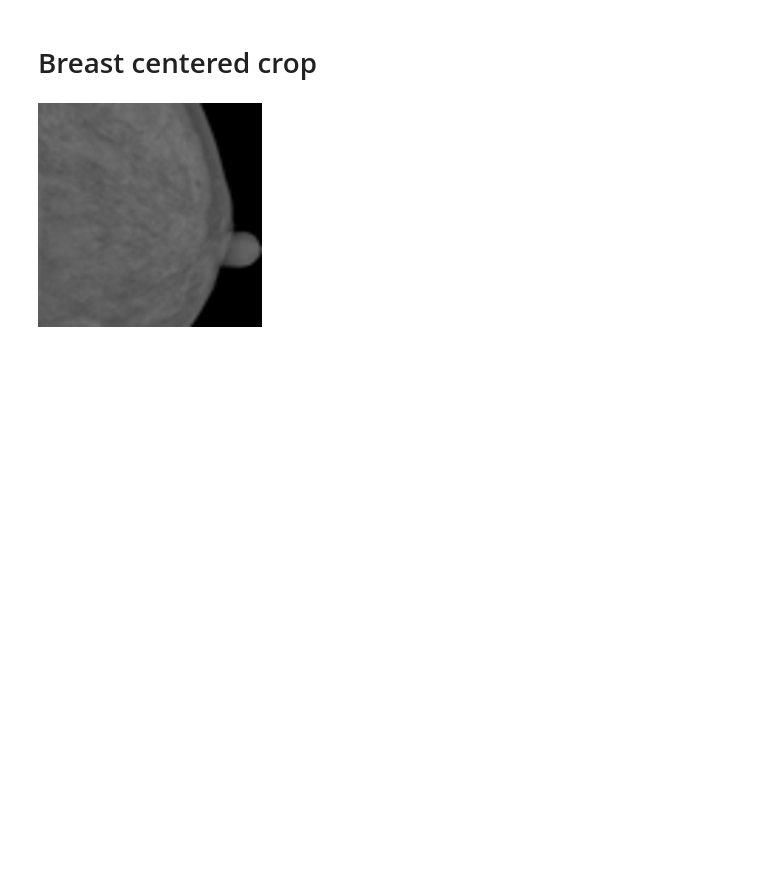
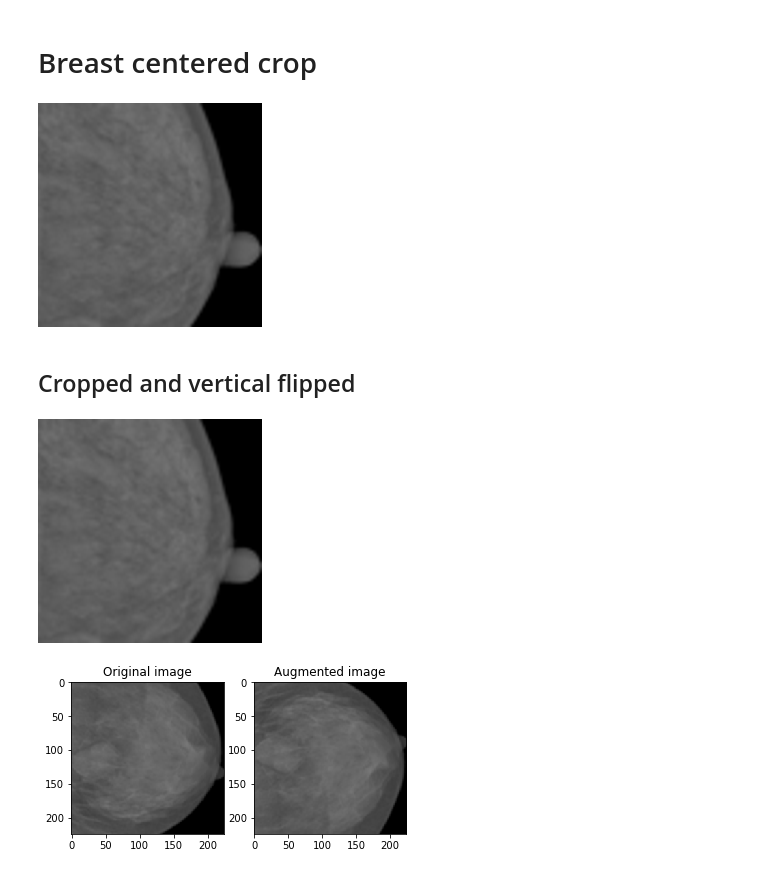
Before and after one commit to SalvatoreCognetta/BreastCancerDetection, a Jupyter notebook: create_augmented_data.ipynb, the cells around one changed output. Drawn from its saved outputs; the diff is of its cells as text; code cells hidden in the pictures; blank space fills up the shorter version.

```diff
--- a/create_augmented_data.ipynb
+++ b/create_augmented_data.ipynb
@@ -247,2 +277,11 @@ generate_images(data_dir, train_dir, 'crop', tf.image.crop_to_bounding_box, [])
 # %% [output]
 [figure]
+# %% [markdown]
+## Cropped and vertical flipped
+# %%
+cropvflip_train_dir =  train_dir+'crop_vflip/'
+generate_images(data_dir, cropvflip_train_dir, 'crop', tf.image.crop_to_bounding_box, [])
+generate_images(cropvflip_train_dir, cropvflip_train_dir, 'vertical_flip', tf.image.flip_up_down, [], add_plain_dataset=False)
+# %% [output]
+[figure, added]
+[figure, added]
```
Also changed, not shown: parts of 16 cells of this notebook.
